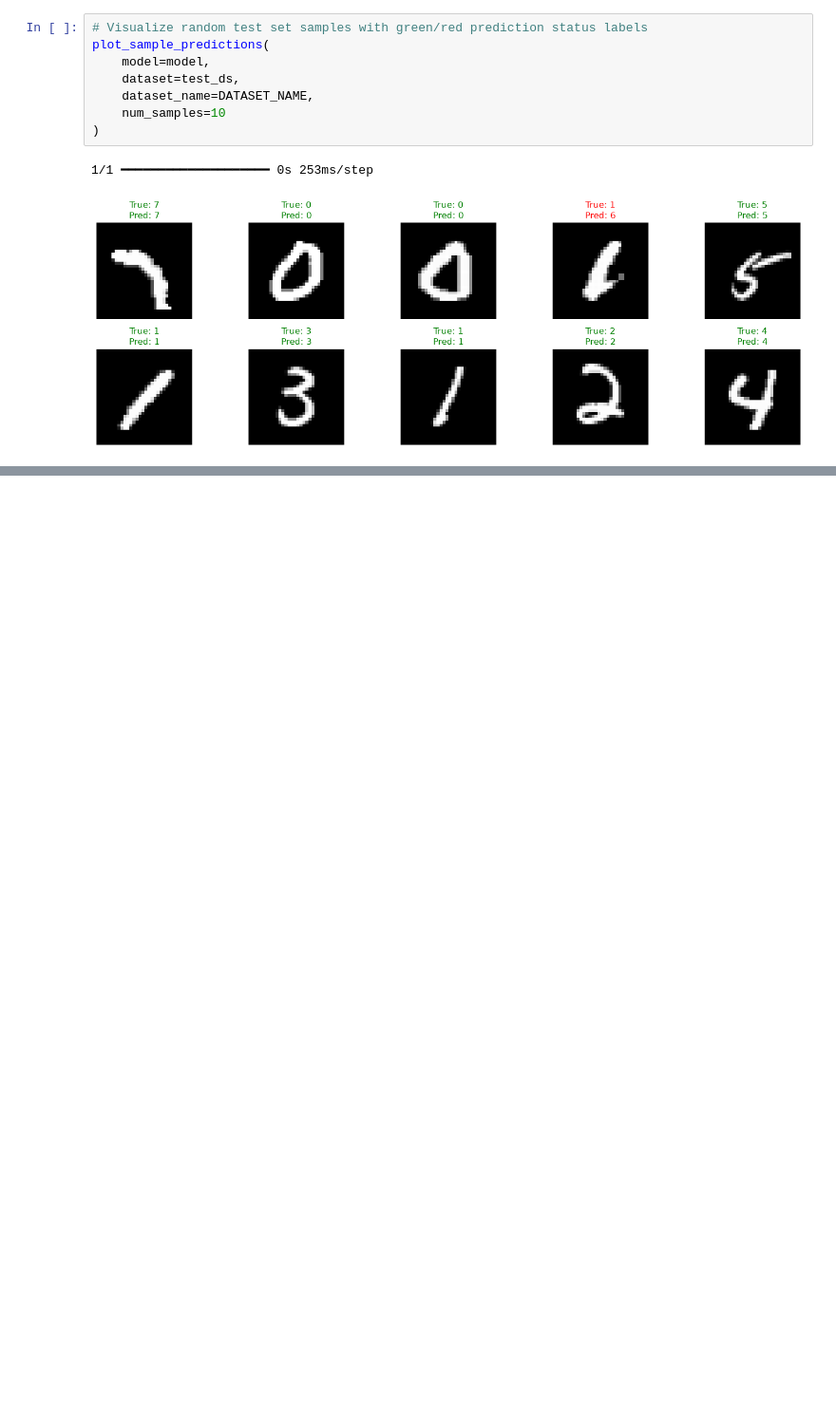
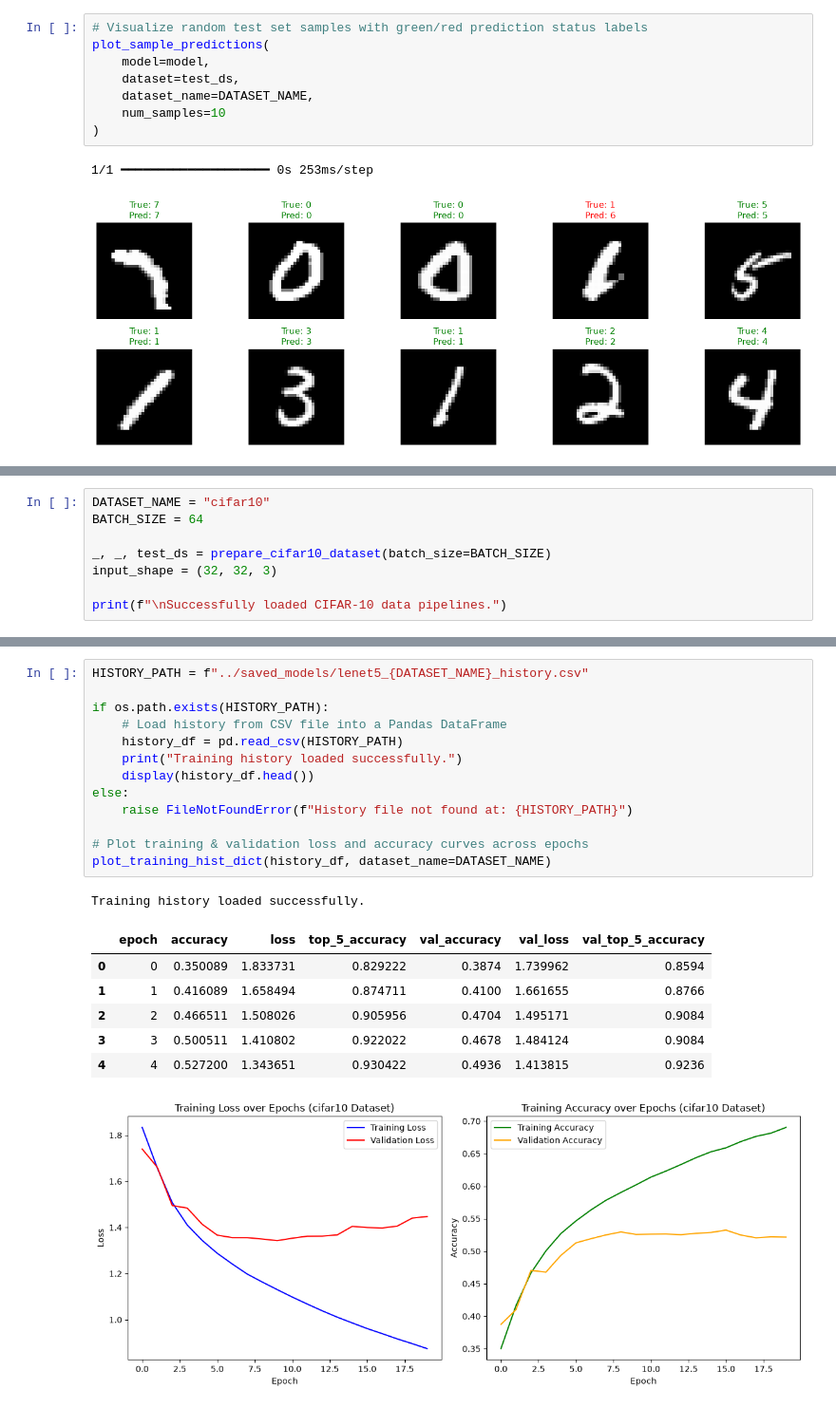
Before and after one commit to casual-coder12/LeNet-5, a Jupyter notebook: notebooks/lenet5.ipynb, the cells around one changed output, grey strips where cells are left out. Shown at 95% size. Drawn from its saved outputs; the diff is of its cells as text; blank space fills up the shorter version.

Commit message:
Added CIFAR-10 evaluation

```diff
--- a/notebooks/lenet5.ipynb
+++ b/notebooks/lenet5.ipynb
@@ -131,0 +146,8 @@ plot_sample_predictions(
+# %%
+DATASET_NAME = "cifar10"
+BATCH_SIZE = 64
+
+_, _, test_ds = prepare_cifar10_dataset(batch_size=BATCH_SIZE)
+input_shape = (32, 32, 3)
+
+print(f"\nSuccessfully loaded CIFAR-10 data pipelines.")
@@ -131,0 +204,22 @@ plot_sample_predictions(
+# %%
+HISTORY_PATH = f"../saved_models/lenet5_{DATASET_NAME}_history.csv"
+
+if os.path.exists(HISTORY_PATH):
+    # Load history from CSV file into a Pandas DataFrame
+    history_df = pd.read_csv(HISTORY_PATH)
+    print("Training history loaded successfully.")
+    display(history_df.head())
+else:
+    raise FileNotFoundError(f"History file not found at: {HISTORY_PATH}")
+
+# Plot training & validation loss and accuracy curves across epochs
+plot_training_hist_dict(history_df, dataset_name=DATASET_NAME)
+# %% [output]
+Training history loaded successfully.
+|  | epoch | accuracy | loss | top_5_accuracy | val_accuracy | val_loss | val_top_5_accuracy |
+| 0 | 0 | 0.350089 | 1.833731 | 0.829222 | 0.3874 | 1.739962 | 0.8594 |
+| 1 | 1 | 0.416089 | 1.658494 | 0.874711 | 0.4100 | 1.661655 | 0.8766 |
+| 2 | 2 | 0.466511 | 1.508026 | 0.905956 | 0.4704 | 1.495171 | 0.9084 |
+| 3 | 3 | 0.500511 | 1.410802 | 0.922022 | 0.4678 | 1.484124 | 0.9084 |
+| 4 | 4 | 0.527200 | 1.343651 | 0.930422 | 0.4936 | 1.413815 | 0.9236 |
+[figure, added]
```
Also changed, not shown: parts of 10 cells of this notebook, 4 other files.
